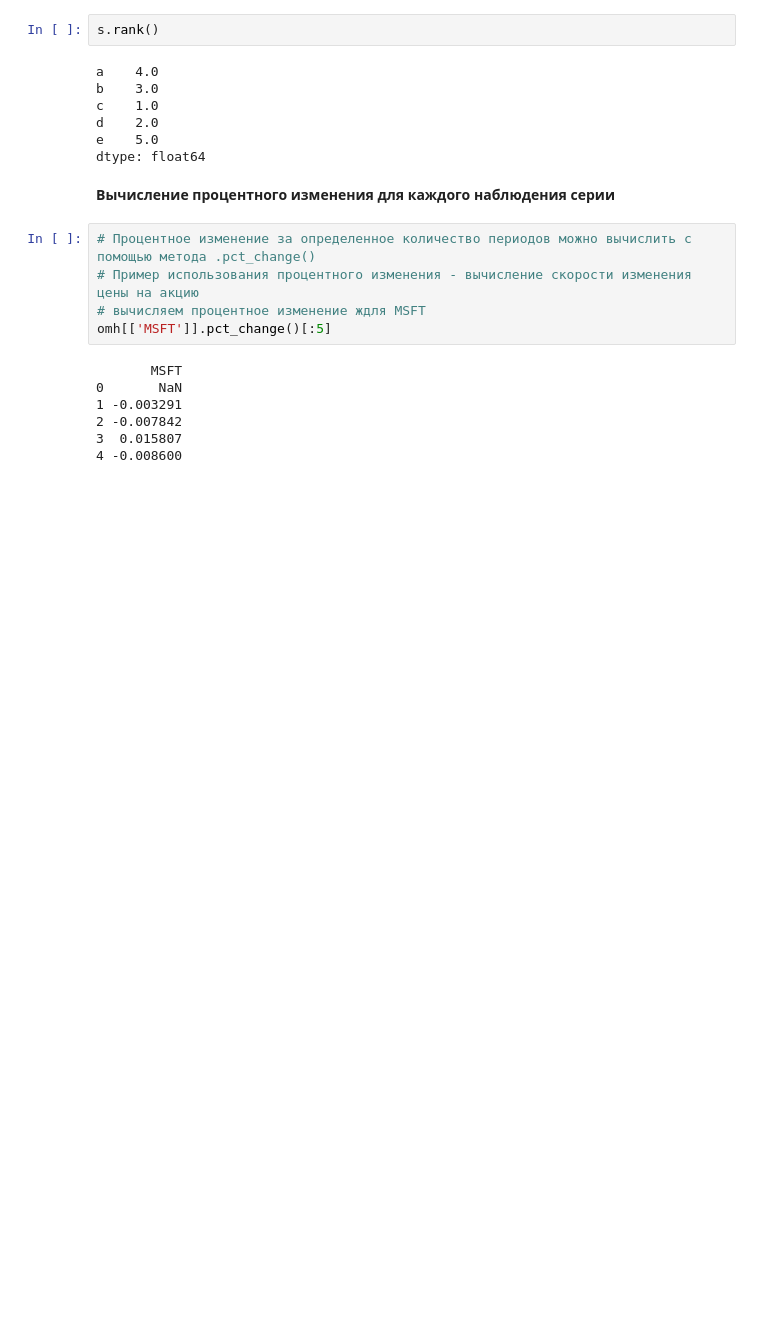
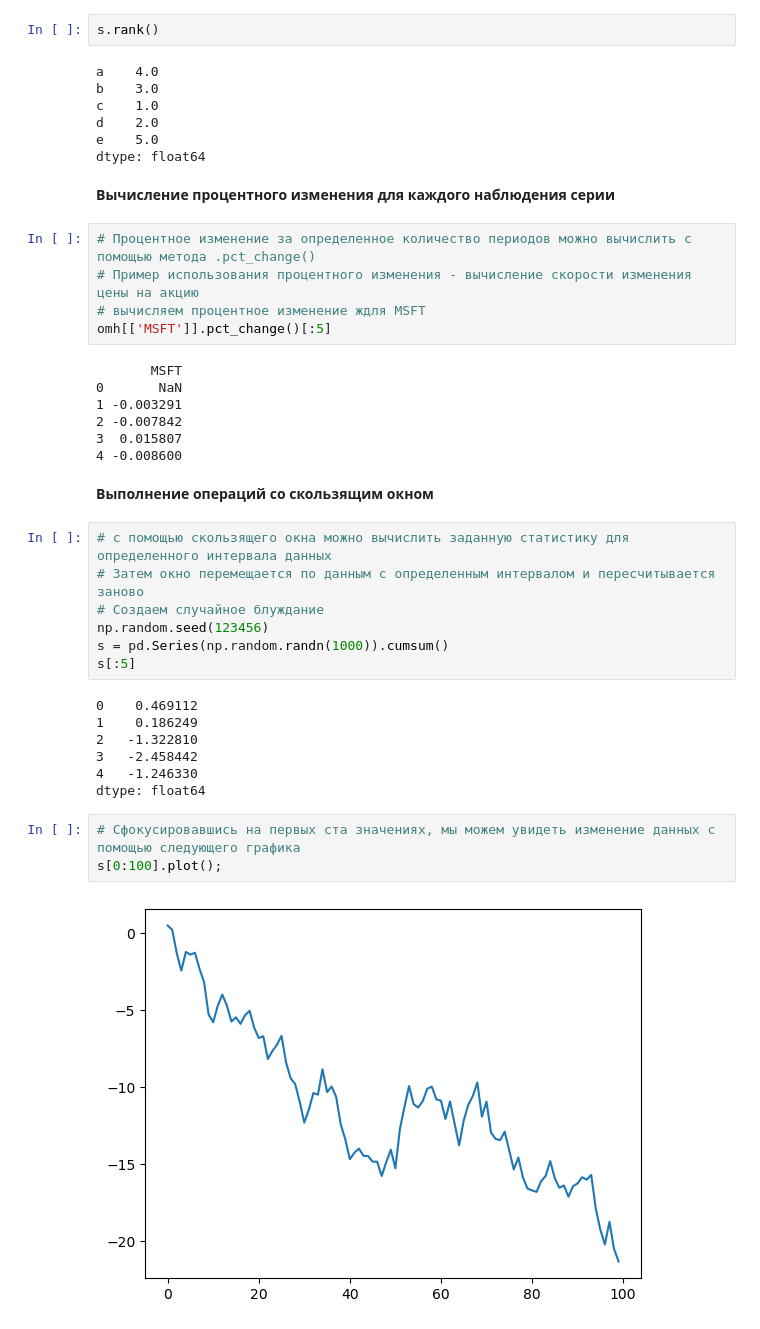
Before and after one commit to ShaidulinAndrew/Pandas_classes, a Jupyter notebook: num_stat_methods.ipynb, the cells around one changed output. Cells and saved outputs as stored; diff of their text form; blank space fills up the shorter version.

```diff
--- a/num_stat_methods.ipynb
+++ b/num_stat_methods.ipynb
@@ -501,3 +501,24 @@ omh[['MSFT']].pct_change()[:5]
 2 -0.007842
 3  0.015807
 4 -0.008600
+# %% [markdown]
+__Выполнение операций со скользящим окном__
+# %%
+# с помощью скользящего окна можно вычислить заданную статистику для определенного интервала данных
+# Затем окно перемещается по данным с определенным интервалом и пересчитывается заново
+# Создаем случайное блуждание
+np.random.seed(123456)
+s = pd.Series(np.random.randn(1000)).cumsum()
+s[:5]
+# %% [output]
+0    0.469112
+1    0.186249
+2   -1.322810
+3   -2.458442
+4   -1.246330
+dtype: float64
+# %%
+# Сфокусировавшись на первых ста значениях, мы можем увидеть изменение данных с помощью следующего графика
+s[0:100].plot();
+# %% [output]
+[figure, added]
```
Also changed, not shown: parts of 10 cells of this notebook, 7 other files.
